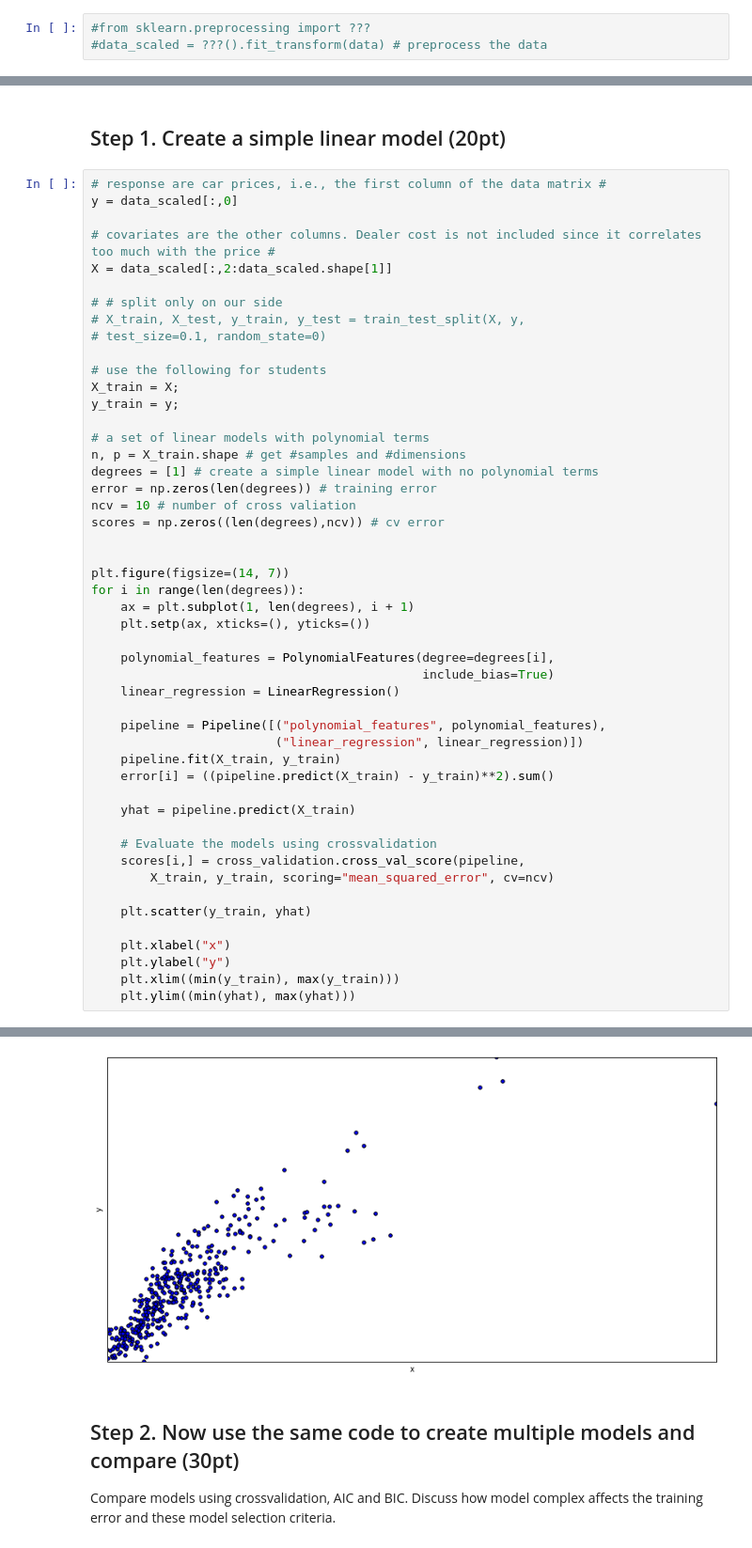
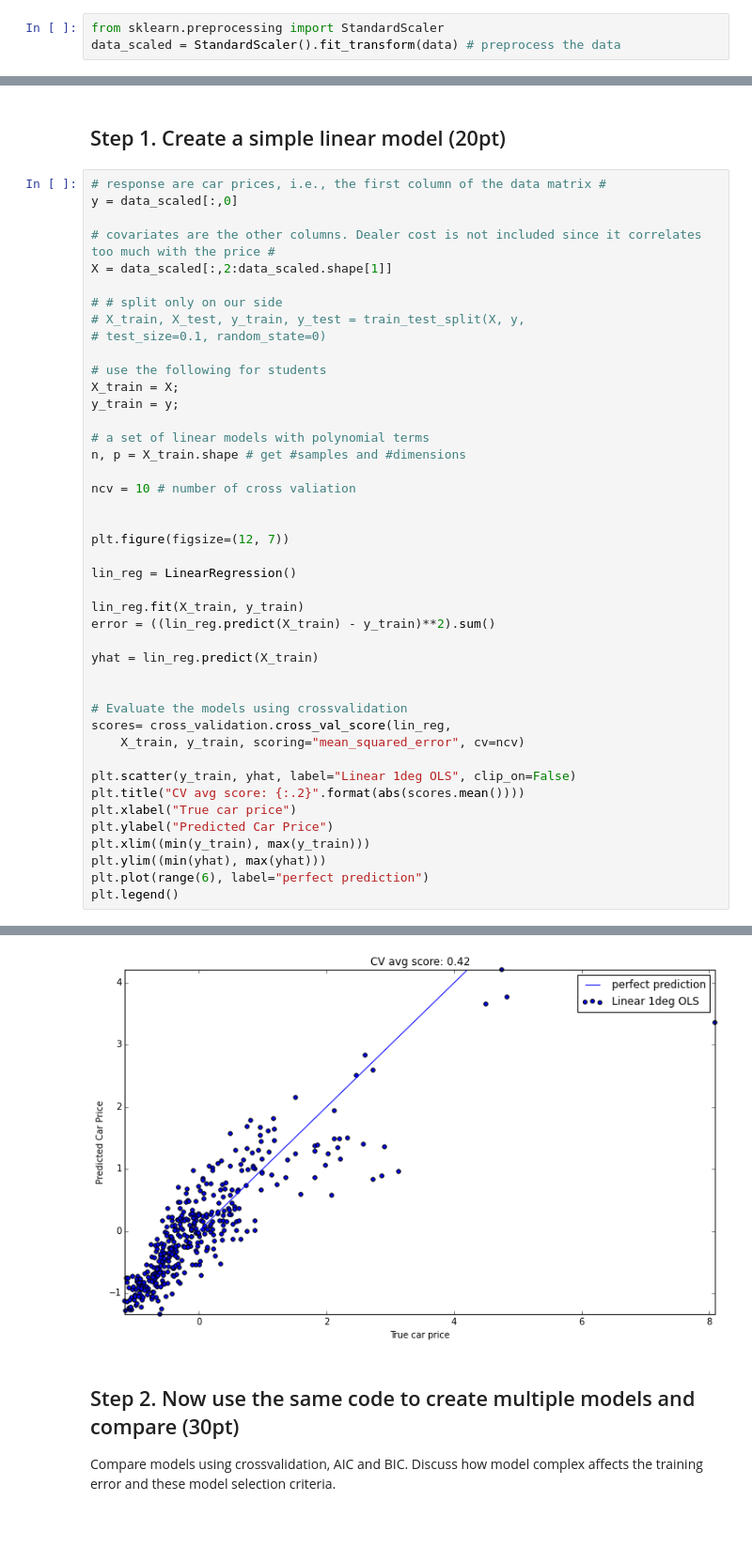
Before and after one commit to rtbs-dev/F15_MAE301, a Jupyter notebook: MAE301HW5_Student.ipynb, the cells around one changed output, grey strips where cells are left out. Shown: that part at 94% size. Cells and saved outputs as stored; diff of their text form.

```diff
--- a/MAE301HW5_Student.ipynb
+++ b/MAE301HW5_Student.ipynb
@@ -34,8 +34,8 @@ In class we talked about Data Standardization. Given that we will be using PCA a
 
 Find an appropriate scaling function in the `sklearn.preprocessing` sub-module, by reading the documentation [here](http://scikit-learn.org/stable/modules/preprocessing.html#preprocessing). Then, complete the import by erasing the `?` and replacing it with the proper function, after uncommenting the lines.
 # %%
-#from sklearn.preprocessing import ???
-#data_scaled = ???().fit_transform(data) # preprocess the data
+from sklearn.preprocessing import StandardScaler
+data_scaled = StandardScaler().fit_transform(data) # preprocess the data
 # %% [markdown]
 ## Step 0. Visualize your data (10pt)
 
@@ -87,36 +87,30 @@ y_train = y;
 
 # a set of linear models with polynomial terms
 n, p = X_train.shape # get #samples and #dimensions
-degrees = [1] # create a simple linear model with no polynomial terms
-error = np.zeros(len(degrees)) # training error
+
 ncv = 10 # number of cross valiation
-scores = np.zeros((len(degrees),ncv)) # cv error
 
 
-plt.figure(figsize=(14, 7))
-for i in range(len(degrees)):
-    ax = plt.subplot(1, len(degrees), i + 1)
-    plt.setp(ax, xticks=(), yticks=())
+plt.figure(figsize=(12, 7))
 
-    polynomial_features = PolynomialFeatures(degree=degrees[i],
-                                             include_bias=True)
-    linear_regression = LinearRegression()
+lin_reg = LinearRegression()
 
-    pipeline = Pipeline([("polynomial_features", polynomial_features),
-                         ("linear_regression", linear_regression)])
-    pipeline.fit(X_train, y_train)
-    error[i] = ((pipeline.predict(X_train) - y_train)**2).sum()
+lin_reg.fit(X_train, y_train)
+error = ((lin_reg.predict(X_train) - y_train)**2).sum()
 
-    yhat = pipeline.predict(X_train)
+yhat = lin_reg.predict(X_train)
 
-    # Evaluate the models using crossvalidation
-    scores[i,] = cross_validation.cross_val_score(pipeline,
-        X_train, y_train, scoring="mean_squared_error", cv=ncv)
 
-    plt.scatter(y_train, yhat)
+# Evaluate the models using crossvalidation
+scores= cross_validation.cross_val_score(lin_reg,
+    X_train, y_train, scoring="mean_squared_error", cv=ncv)
 
-    plt.xlabel("x")
-    plt.ylabel("y")
-    plt.xlim((min(y_train), max(y_train)))
-    plt.ylim((min(yhat), max(yhat)))
+plt.scatter(y_train, yhat, label="Linear 1deg OLS", clip_on=False)
+plt.title("CV avg score: {:.2}".format(abs(scores.mean())))
+plt.xlabel("True car price")
+plt.ylabel("Predicted Car Price")
+plt.xlim((min(y_train), max(y_train)))
+plt.ylim((min(yhat), max(yhat)))
+plt.plot(range(6), label="perfect prediction")
+plt.legend()
 # %% [output]
@@ -123,4 +118,4 @@ for i in range(len(degrees)):
-[figure, old version]
+[figure, new version]
 # %% [markdown]
 ## Step 2. Now use the same code to create multiple models and compare (30pt)
 
```
Also changed, not shown: parts of 6 cells of this notebook.
